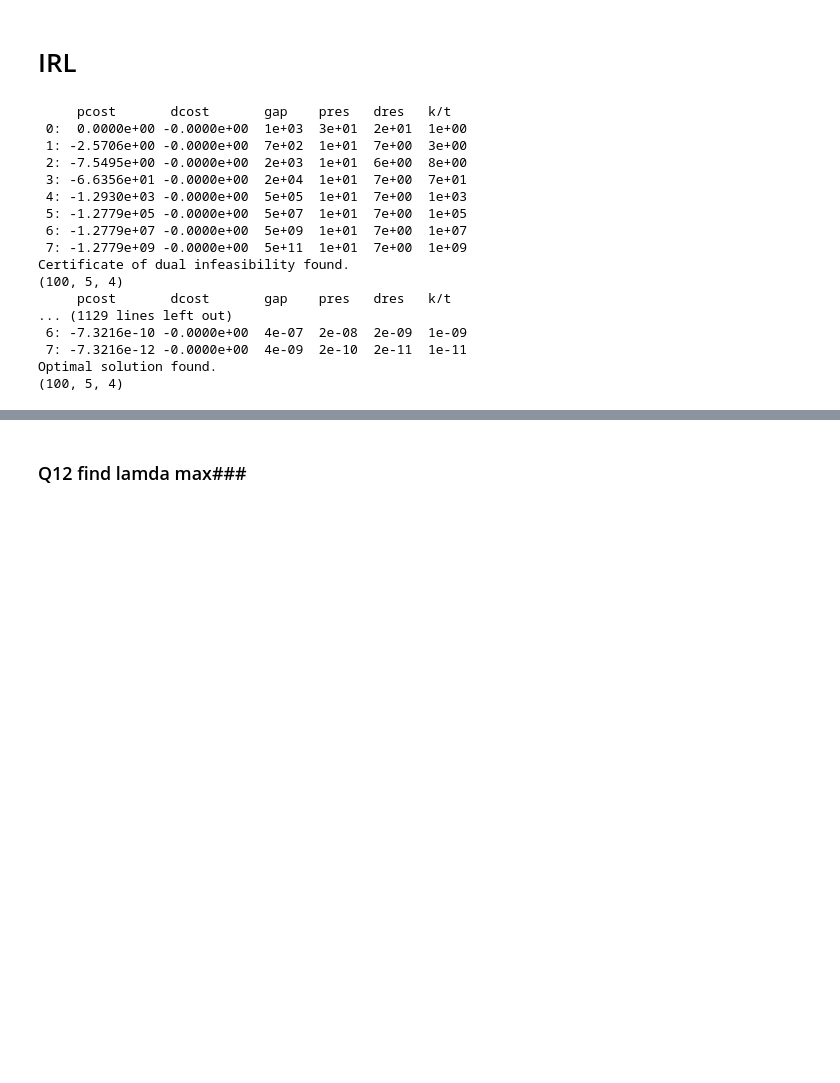
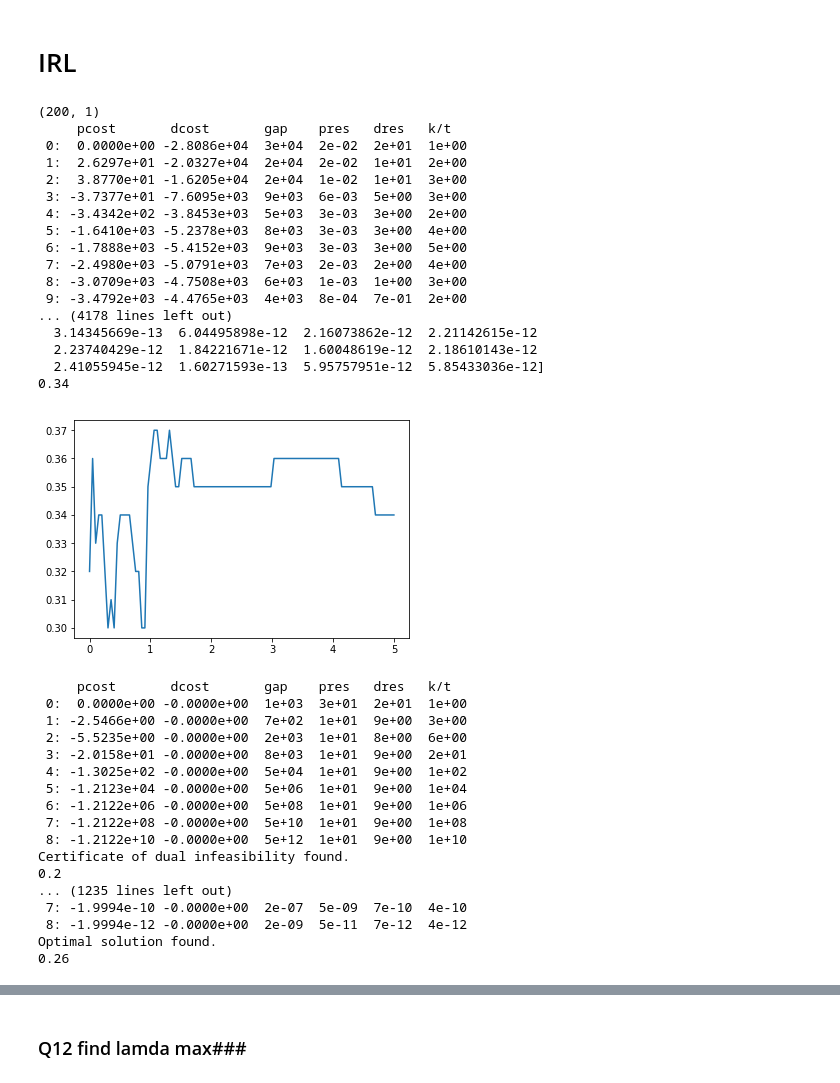
Before and after one commit to twjeric/UCLA-EE232-Large-Scale-Social-and-Complex-Networks, a Jupyter notebook: Project3/project3_4attrs.ipynb, the cells around one changed output, grey strips where cells are left out. Saved outputs shown, nothing was run; the diff lists cells and outputs as text; code cells hidden in the pictures; blank space fills up the shorter version.

```diff
--- a/Project3/project3_4attrs.ipynb
+++ b/Project3/project3_4attrs.ipynb
@@ -377,25 +512,49 @@ def perform_IRL(optimalAction, transition_probability, Rmax, lamda_list):
+# %%
+res = perform_IRL_2(optimalAction2, transition_probability, 100.0, lamda_list)
+accuracy2 = res['accuracy']
+plt.plot(lamda_list, accuracy2)
+plt.show()
+# %% [output]
+(200, 1)
+     pcost       dcost       gap    pres   dres   k/t
+ 0:  0.0000e+00 -2.8086e+04  3e+04  2e-02  2e+01  1e+00
+ 1:  2.6297e+01 -2.0327e+04  2e+04  2e-02  1e+01  2e+00
+ 2:  3.8770e+01 -1.6205e+04  2e+04  1e-02  1e+01  3e+00
+ 3: -3.7377e+01 -7.6095e+03  9e+03  6e-03  5e+00  3e+00
+ 4: -3.4342e+02 -3.8453e+03  5e+03  3e-03  3e+00  2e+00
+ 5: -1.6410e+03 -5.2378e+03  8e+03  3e-03  3e+00  4e+00
+ 6: -1.7888e+03 -5.4152e+03  9e+03  3e-03  3e+00  5e+00
+ 7: -2.4980e+03 -5.0791e+03  7e+03  2e-03  2e+00  4e+00
+ 8: -3.0709e+03 -4.7508e+03  6e+03  1e-03  1e+00  3e+00
+ 9: -3.4792e+03 -4.4765e+03  4e+03  8e-04  7e-01  2e+00
+... (4178 lines left out)
+  3.14345669e-13  6.04495898e-12  2.16073862e-12  2.21142615e-12
+  2.23740429e-12  1.84221671e-12  1.60048619e-12  2.18610143e-12
+  2.41055945e-12  1.60271593e-13  5.95757951e-12  5.85433036e-12]
+0.34
+[figure, added]
 # %%
 # extracted_reward1 = np.zeros((100,1))
-res = perform_IRL(optimalAction1, transition_probability, Rmax1, lamda_list)
+res = perform_IRL(optimalAction2, transition_probability, 100, lamda_list)
 accuracy1 = res['accuracy']
 # %% [output]
      pcost       dcost       gap    pres   dres   k/t
  0:  0.0000e+00 -0.0000e+00  1e+03  3e+01  2e+01  1e+00
- 1: -2.5706e+00 -0.0000e+00  7e+02  1e+01  7e+00  3e+00
- 2: -7.5495e+00 -0.0000e+00  2e+03  1e+01  6e+00  8e+00
- 3: -6.6356e+01 -0.0000e+00  2e+04  1e+01  7e+00  7e+01
- 4: -1.2930e+03 -0.0000e+00  5e+05  1e+01  7e+00  1e+03
- 5: -1.2779e+05 -0.0000e+00  5e+07  1e+01  7e+00  1e+05
- 6: -1.2779e+07 -0.0000e+00  5e+09  1e+01  7e+00  1e+07
- 7: -1.2779e+09 -0.0000e+00  5e+11  1e+01  7e+00  1e+09
+ 1: -2.5466e+00 -0.0000e+00  7e+02  1e+01  9e+00  3e+00
+ 2: -5.5235e+00 -0.0000e+00  2e+03  1e+01  8e+00  6e+00
+ 3: -2.0158e+01 -0.0000e+00  8e+03  1e+01  9e+00  2e+01
+ 4: -1.3025e+02 -0.0000e+00  5e+04  1e+01  9e+00  1e+02
+ 5: -1.2123e+04 -0.0000e+00  5e+06  1e+01  9e+00  1e+04
+ 6: -1.2122e+06 -0.0000e+00  5e+08  1e+01  9e+00  1e+06
+ 7: -1.2122e+08 -0.0000e+00  5e+10  1e+01  9e+00  1e+08
+ 8: -1.2122e+10 -0.0000e+00  5e+12  1e+01  9e+00  1e+10
 Certificate of dual infeasibility found.
-(100, 5, 4)
-     pcost       dcost       gap    pres   dres   k/t
-... (1129 lines left out)
- 6: -7.3216e-10 -0.0000e+00  4e-07  2e-08  2e-09  1e-09
- 7: -7.3216e-12 -0.0000e+00  4e-09  2e-10  2e-11  1e-11
+0.2
+... (1235 lines left out)
+ 7: -1.9994e-10 -0.0000e+00  2e-07  5e-09  7e-10  4e-10
+ 8: -1.9994e-12 -0.0000e+00  2e-09  5e-11  7e-12  4e-12
 Optimal solution found.
-(100, 5, 4)
+0.26
 # %%
 # plot
 plt.plot(lamda_list, accuracy1)
```
Also changed, not shown: parts of 14 cells of this notebook, 1 other file.
